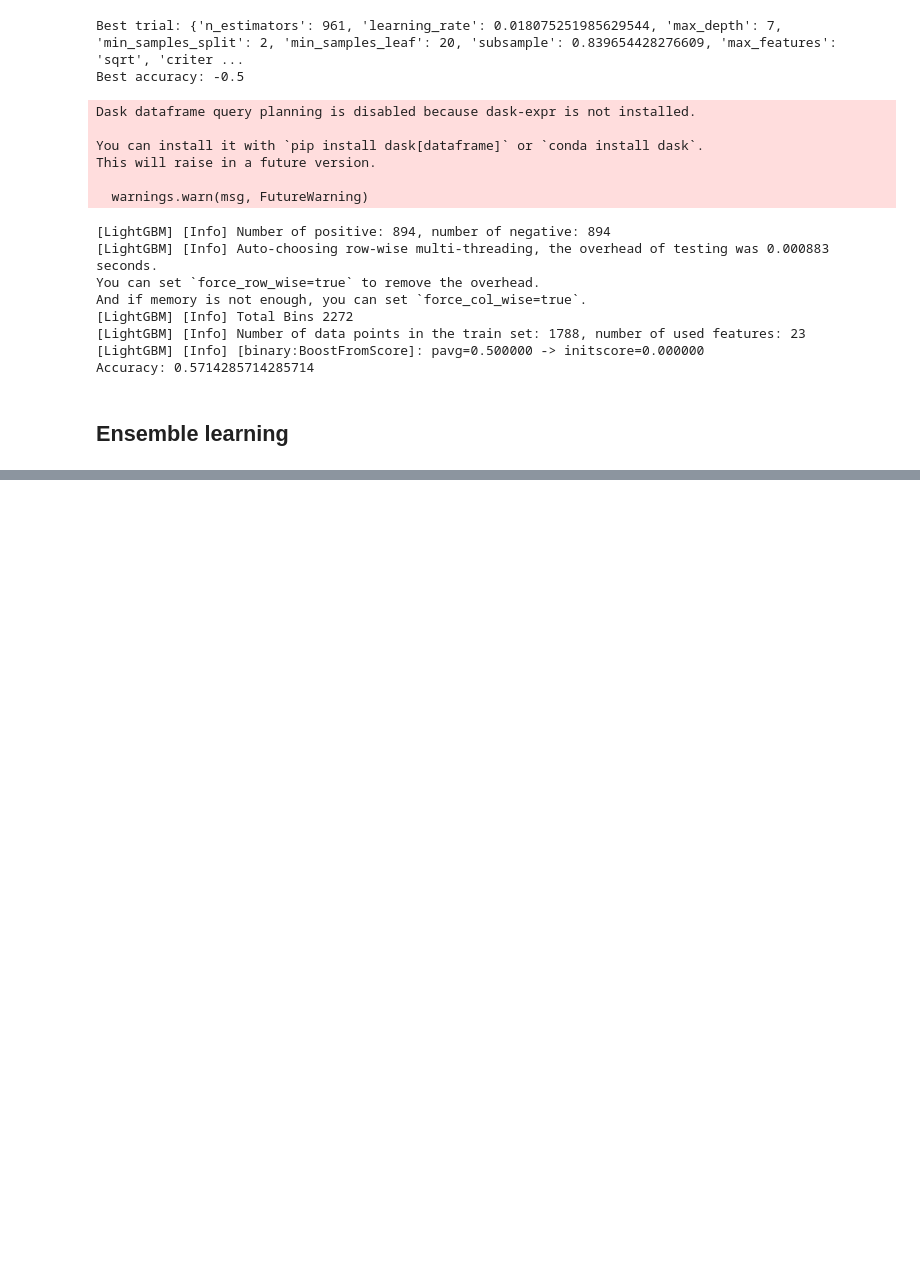
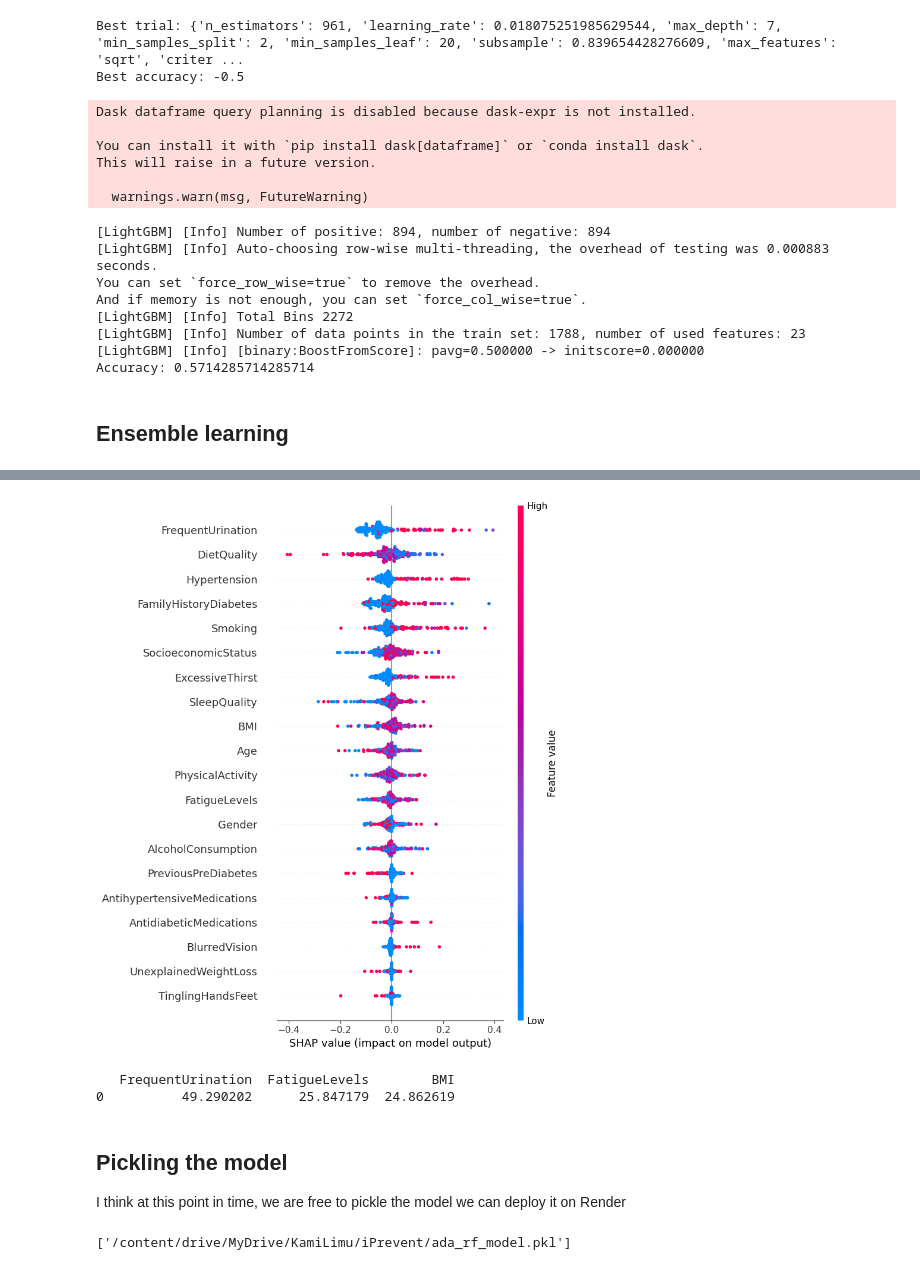
Before and after one commit to RyanSmoak/iPrevent, a Jupyter notebook: data_preprocessing.ipynb, the cells around one changed output, grey strips where cells are left out. Cells and saved outputs as stored; diff of their text form; code cells hidden in the pictures; blank space fills up the shorter version.

Commit message:
Add SHAP values and pickled the model

```diff
--- a/data_preprocessing.ipynb
+++ b/data_preprocessing.ipynb
@@ -678,11 +781,11 @@ estimators = [
     ('rf', clf)
 ]
 
-stacked_model = StackingClassifier(estimators=estimators, final_estimator=LR())
+stacked_model_gbm = StackingClassifier(estimators=estimators, final_estimator=LR())
 
-stacked_model.fit(X_train, y_train)
+stacked_model_gbm.fit(X_train, y_train)
 
-predictions = stacked_model.predict(X_test)
+predictions = stacked_model_gbm.predict(X_test)
 accuracy = accuracy_score(y_test, predictions)
 print(f"Accuracy: {accuracy}")
 # %% [output]
@@ -689,0 +795,12 @@ Accuracy: 0.6116071428571429
+# %%
+estimators = [
+    ('xgb', xgb), ('rf', clf)
+]
+
+stacked_model_xgb = StackingClassifier(estimators=estimators, final_estimator=LR())
+
+stacked_model_xgb.fit(X_train, y_train)
+
+predictions = stacked_model_xgb.predict(X_test)
+accuracy = accuracy_score(y_test, predictions)
+print(f"Accuracy: {accuracy}")
@@ -703,0 +974,12 @@ Mean CV Accuracy: 0.69
+# %%
+#let's try training the boosted rf with the features given by Boruta
+X_train_boruta = X_train.drop(columns=[col for col in X_train.columns if col not in selected_features])
+
+
+ada_rf = ABC(estimator=rf, n_estimators=217, learning_rate=0.08756305431708288, algorithm='SAMME')
+
+skf = SKF(n_splits=5, shuffle=True, random_state=42)
+
+scores = CVS(ada_rf, X_train_boruta, y_train, cv=skf)
+print(f"Cross-Validation Accuracy: {scores.mean()}")
+print(f"Mean CV Accuracy: {scores.mean():.2f}")
@@ -703,0 +997,47 @@ Mean CV Accuracy: 0.69
+# %%
+import shap
+
+ada_rf.fit(X_train, y_train)
+
+X_sample = shap.utils.sample(X_train, 100)
+
+explainer = shap.KernelExplainer(ada_rf.predict_proba, X_sample)
+shap_values = explainer.shap_values(X_test)
+# %%
+shap_values_class1 = shap_values[:,:,1]
+
+shap.summary_plot(shap_values_class1, X_test)
+# %% [output]
+[figure, added]
+# %%
+#let's try seeing the values for an individual prediction using a force plot
+index = 0
+shap.value = explainer.shap_values(X_test.iloc[index:index+1])
+
+shap_value_class1 = shap.value[0][:, 1]
+
+shap_df = pd.DataFrame(shap_value_class1.reshape(1, -1), columns=X_test.columns)
+shap_df.to_csv(f"shap_values_pred_{index}.csv", index=False)
+
+shap_abs = shap_df.abs()
+top_3_indices = shap_abs.iloc[0].nlargest(3).index.tolist()
+top_3_df = shap_df[top_3_indices]
+
+top_3_perc = (top_3_df/top_3_df.sum(axis=1).values.reshape(-1, 1))*100
+
+top_3_perc.to_csv(f"/content/drive/MyDrive/KamiLimu/iPrevent/top_3_shap_values_pred_{index}.csv", index=False)
+
+print(top_3_perc)
+# %% [output]
+   FrequentUrination  FatigueLevels        BMI
+0          49.290202      25.847179  24.862619
+# %% [markdown]
+## Pickling the model
+
+I think at this point in time, we are free to pickle the model we can deploy it on Render
+# %%
+import joblib
+
+joblib.dump(ada_rf, '/content/drive/MyDrive/KamiLimu/iPrevent/ada_rf_model.pkl')
+# %% [output]
+['/content/drive/MyDrive/KamiLimu/iPrevent/ada_rf_model.pkl']
```
Also changed, not shown: parts of 32 cells of this notebook.
